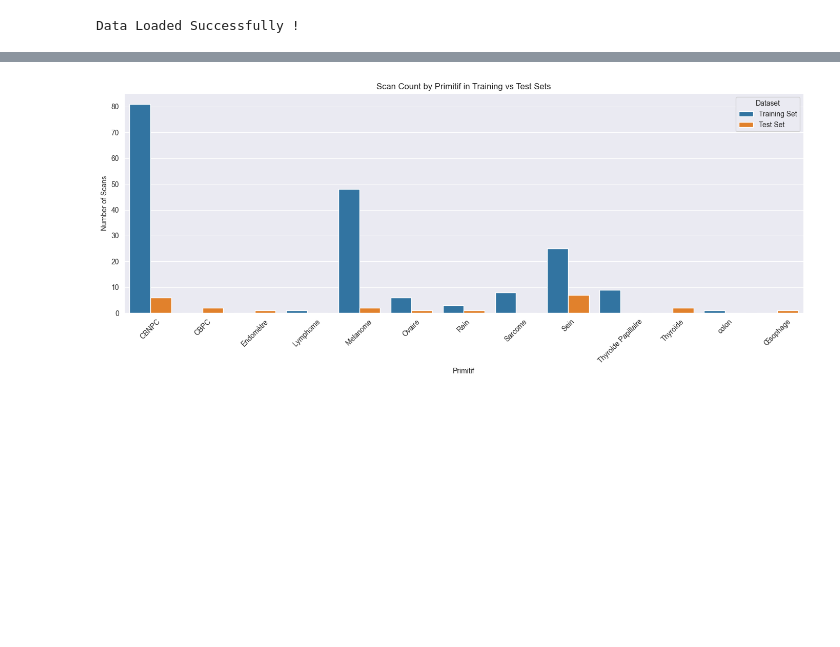
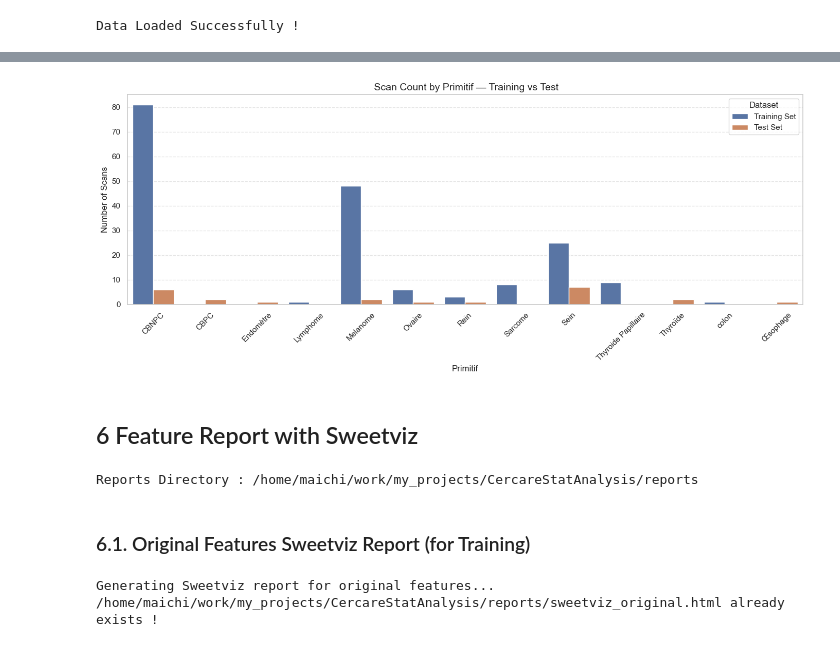
Before and after one commit to maichi98/CercareStatAnalysis, a Jupyter notebook: 01_exploratory_analysis.ipynb, the cells around one changed output, grey strips where cells are left out. Drawn from its saved outputs; the diff is of its cells as text; code cells hidden in the pictures; blank space fills up the shorter version.

Commit message:
finished exporatory analysis

```diff
--- a/01_exploratory_analysis.ipynb
+++ b/01_exploratory_analysis.ipynb
@@ -9,11 +13,16 @@ The purpose of this notebook is to perform an exploratory analysis of the traini
 # %%
 import matplotlib.pyplot as plt
 from pathlib import Path
+import sweetviz as sv
 import seaborn as sns
 import pandas as pd
 
 import constants
+from utils import format_dataframe, add_ratio_columns
 
 from IPython.display import display, HTML
 display(HTML("<style>.container { width:100% !important; }</style>"))
+
+# Default Plot Style :
+sns.set(style="whitegrid")
 # %% [markdown]
@@ -169,0 +50,8 @@ Patients in training set with more than one Primitif: 1
+# %%
+# Format dataframes :
+df_data = format_dataframe(df=df_data)
+df_test = format_dataframe(df=df_test)
+
+print("\nColumn types after conversion:")
+dtypes_df = pd.DataFrame(df_data.dtypes, columns=["dtype"]).T
+display(dtypes_df)
@@ -170,26 +247,37 @@ Patients in training set with more than one Primitif: 1
 # %%
 # Unified list of primitifs
 all_primitifs = sorted(set(df_data["Primitifs"].unique()) | set(df_test["Primitifs"].unique()))
 
 # Count per primitifs
 train_counts = df_data["Primitifs"].value_counts().reindex(all_primitifs, fill_value=0)
 test_counts = df_test["Primitifs"].value_counts().reindex(all_primitifs, fill_value=0)
 
 primitifs_df = pd.DataFrame({
     "Primitif": all_primitifs,
     "Training Set": train_counts.values,
     "Test Set": test_counts.values
 })
 primitifs_long = primitifs_df.melt(id_vars="Primitif", var_name="Dataset", value_name="Count")
 
-# Plot
+# Plot grouped bar chart
 plt.figure(figsize=(14, 6))
 sns.barplot(data=primitifs_long, x="Primitif", y="Count", hue="Dataset")
-plt.title("Scan Count by Primitif in Training vs Test Sets")
+
+plt.title(" Scan Count by Primitif — Training vs Test", fontsize=14)
+plt.xlabel("Primitif")
+plt.ylabel("Number of Scans")
 plt.xticks(rotation=45)
-plt.ylabel("Number of Scans")
-plt.xlabel("Primitif")
+plt.grid(axis="y", linestyle="--", alpha=0.5)
 plt.tight_layout()
 plt.show()
 # %% [output]
-[figure, old version]
+[figure, new version]
+# %% [markdown]
+## 6 Feature Report with Sweetviz
+# %%
+DIR_REPORTS = Path.cwd() / "sweetviz_reports"
+DIR_REPORTS.mkdir(parents=True, exist_ok=True)
+
+print(fr"Reports Directory : {str(DIR_REPORTS)}")
+# %% [output]
+Reports Directory : /home/maichi/work/my_projects/CercareStatAnalysis/reports
@@ -195,0 +296,15 @@ plt.show()
+# %% [markdown]
+### 6.1. Original Features Sweetviz Report (for Training)
+# %%
+print("Generating Sweetviz report for original features...")
+
+path_report_original = DIR_REPORTS / "sweetviz_original.html"
+
+if not path_report_original.exists():
+    report_original = sv.analyze(df_data[original_cols])
+    report_original.show_html(filepath=str(path_report_original))
+else:
+    print(fr"{str(path_report_original)} already exists !")
+# %% [output]
+Generating Sweetviz report for original features...
+/home/maichi/work/my_projects/CercareStatAnalysis/reports/sweetviz_original.html already exists !
```
Also changed, not shown: parts of 31 cells of this notebook, 6 other files.
